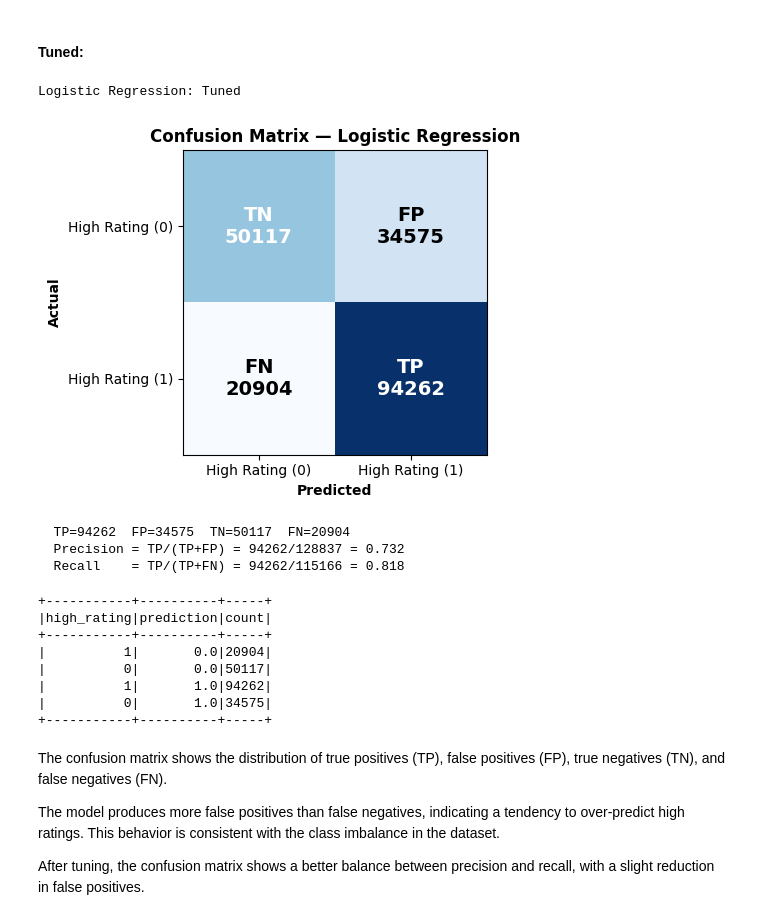
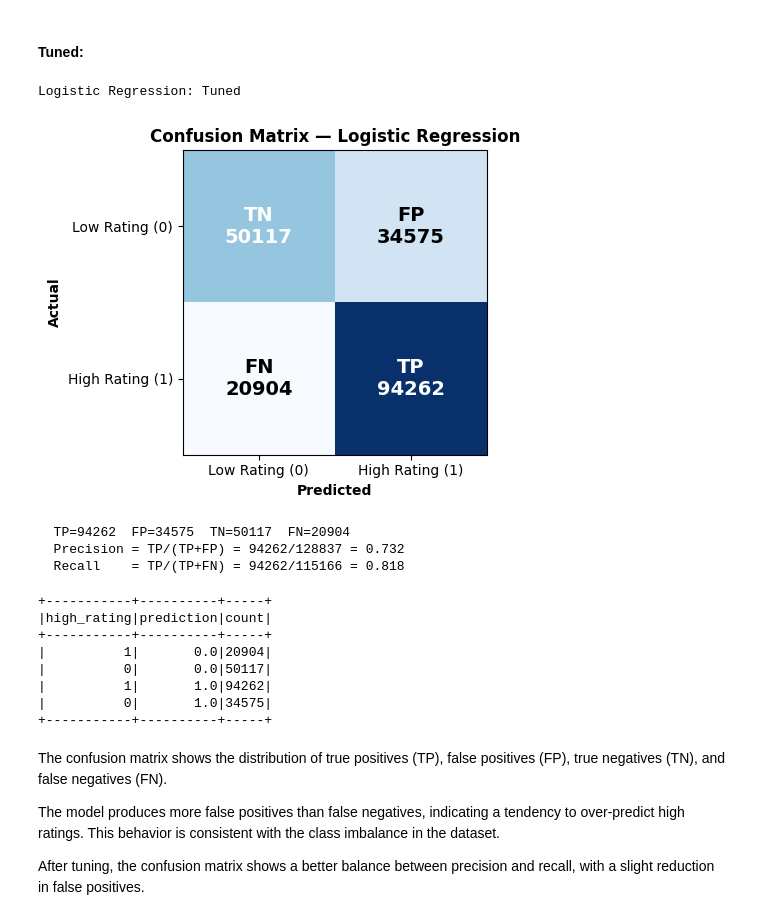
Before and after one commit to RutvikNK/cs570_movie-lens_group2, a Jupyter notebook: Vortex_D3.ipynb, the cells around one changed output. Cells and saved outputs as stored; diff of their text form; code cells hidden in the pictures.

```diff
--- a/Vortex_D3.ipynb
+++ b/Vortex_D3.ipynb
@@ -335,15 +365,5 @@ best_model = cv_model.bestModel
 lr_model = best_model.stages[-1]
 print("Best regParam:", lr_model.getRegParam())
 print("Best elasticNetParam:", lr_model.getElasticNetParam())
-
-# Predict using best model
-predictions = best_model.transform(test)
-
-# Show predictions
-predictions.select(
-    "high_rating",
-    "prediction",
-    "probability"
-).show(10, truncate=False)
 # %% [output]
 Best regParam: 0.0
@@ -444,3 +450,24 @@ threshold_results.orderBy("threshold").show(truncate=False)
 +---------+---------+------+------+--------+
 # %% [markdown]
 Threshold 0.5 achieves the highest F1 (0.718) and accuracy (0.7224), giving the best balance between precision and recall. Therefore, it is selected as the optimal threshold.
+# %%
+from pyspark.sql.functions import col, lit
+
+# pick best threshold by F1
+best_row = threshold_results.orderBy(col("f1").desc()).first()
+best_threshold = float(best_row["threshold"])
+print("Best threshold:", best_threshold)
+
+# build final predictions at that threshold
+final_pred = pred.withColumn(
+    "prediction",
+    (col("prob_positive") >= lit(best_threshold)).cast("double")
+)
+
+final_pred.select(
+    "UserID",
+    "MovieID",
+    "high_rating",
+    "prediction",
+    "probability"
+).show(10, truncate=False)
@@ -531,7 +554,7 @@ def plot_confusion_matrix(predictions, title, label_col="high_rating"):
     im = ax.imshow(cm, cmap="Blues")
 
     # Labels
-    labels = ["High Rating (0)", "High Rating (1)"]
+    labels = ["Low Rating (0)", "High Rating (1)"]
     ax.set_xticks([0, 1])
     ax.set_yticks([0, 1])
     ax.set_xticklabels(labels)
@@ -574,12 +609,12 @@ NameError: name 'original_pred' is not defined
 # %%
 
 print("Logistic Regression: Tuned")
-plot_confusion_matrix(predictions, "Confusion Matrix — Logistic Regression")
+plot_confusion_matrix(final_pred, "Confusion Matrix — Logistic Regression")
 
-predictions.groupBy("high_rating", "prediction").count().show()
+final_pred.groupBy("high_rating", "prediction").count().show()
 # %% [output]
 Logistic Regression: Tuned
-[figure, old version]
+[figure, new version]
   TP=94262  FP=34575  TN=50117  FN=20904
   Precision = TP/(TP+FP) = 94262/128837 = 0.732
   Recall    = TP/(TP+FN) = 94262/115166 = 0.818
```
Also changed, not shown: parts of 11 cells of this notebook.
